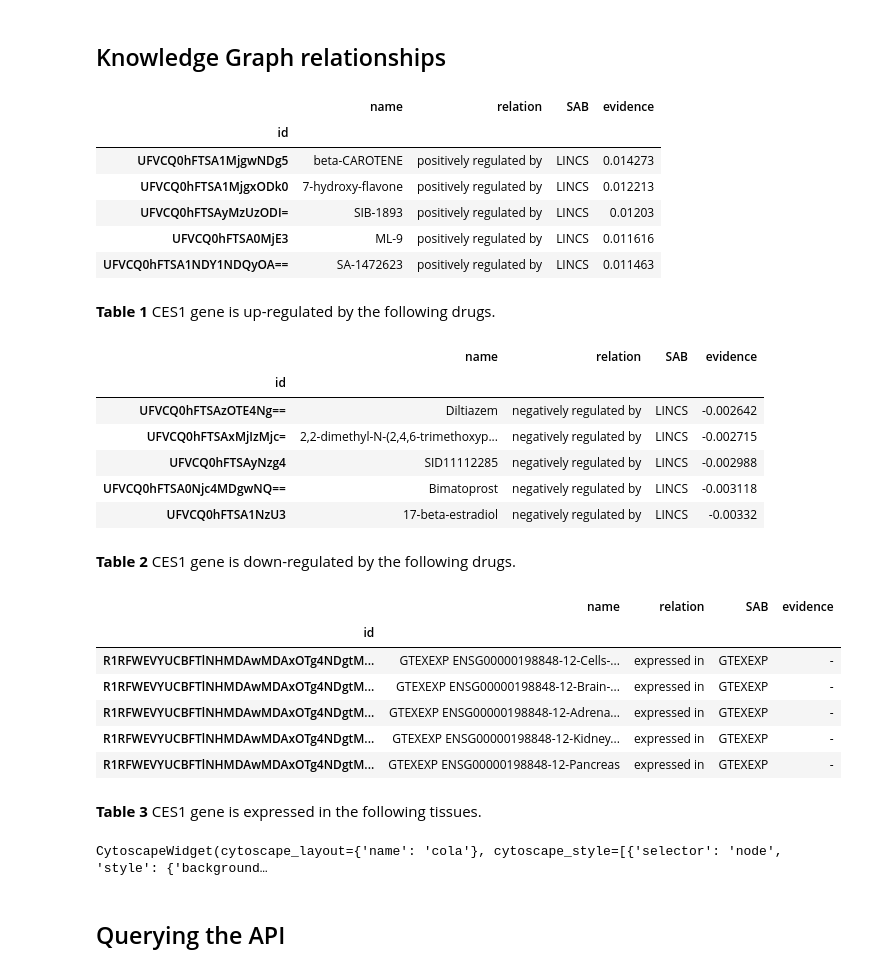
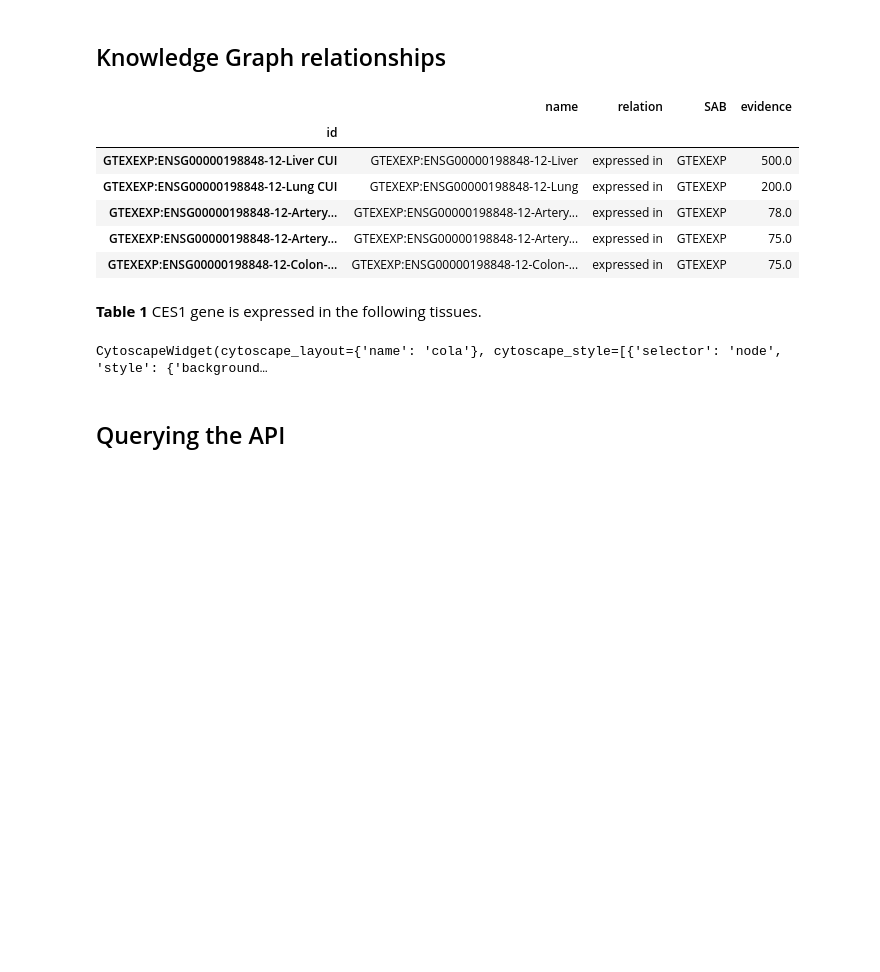
Before and after one commit to MaayanLab/datadistillery-kg, a Jupyter notebook: notebooks/cypher.ipynb, the cells around one changed output. Drawn from its saved outputs; the diff is of its cells as text; code cells hidden in the pictures; blank space fills up the shorter version.

```diff
--- a/notebooks/cypher.ipynb
+++ b/notebooks/cypher.ipynb
@@ -328,39 +330,23 @@ def cypher(query, table, input_gene):
 # table = cypher_query(query, gene_id, table)
 # %%
 query = '''
-MATCH p=(a:`Gene or Genome` {label: "%s"})-[r1:`negatively regulated by`]-(b:Drug) RETURN p ORDER BY r1.evidence DESC LIMIT %d
+MATCH p=(a:`Gene or Genome` {label: "%s"})-[r1:`negatively regulates`]-(b:Drug) RETURN p ORDER BY r1.evidence DESC LIMIT %d
 UNION
-MATCH p=(a:`Gene or Genome` {label: "%s"})-[r1:`positively regulated by`]-(b:Drug) RETURN p ORDER BY r1.evidence DESC LIMIT %d
+MATCH p=(a:`Gene or Genome` {label: "%s"})-[r1:`positively regulates`]-(b:Drug) RETURN p ORDER BY r1.evidence DESC LIMIT %d
 UNION
 MATCH p=(a:`Gene or Genome` {label: "%s"})-[r1:`expressed in`]-(b:GTEXEXP) RETURN p ORDER BY r1.evidence DESC LIMIT %d
 '''%(gene_symbol, limit, gene_symbol, limit, gene_symbol, limit)
 
 table = cypher(query, table, gene_symbol)
 # %% [output]
 |  | name | relation | SAB | evidence |
 | id |  |  |  |  |
-| UFVCQ0hFTSA1MjgwNDg5 | beta-CAROTENE | positively regulated by | LINCS | 0.014273 |
-| UFVCQ0hFTSA1MjgxODk0 | 7-hydroxy-flavone | positively regulated by | LINCS | 0.012213 |
-| UFVCQ0hFTSAyMzUzODI= | SIB-1893 | positively regulated by | LINCS | 0.01203 |
-| UFVCQ0hFTSA0MjE3 | ML-9 | positively regulated by | LINCS | 0.011616 |
-| UFVCQ0hFTSA1NDY1NDQyOA== | SA-1472623 | positively regulated by | LINCS | 0.011463 |
+| GTEXEXP:ENSG00000198848-12-Liver CUI | GTEXEXP:ENSG00000198848-12-Liver | expressed in | GTEXEXP | 500.0 |
+| GTEXEXP:ENSG00000198848-12-Lung CUI | GTEXEXP:ENSG00000198848-12-Lung | expressed in | GTEXEXP | 200.0 |
+| GTEXEXP:ENSG00000198848-12-Artery... | GTEXEXP:ENSG00000198848-12-Artery... | expressed in | GTEXEXP | 78.0 |
+| GTEXEXP:ENSG00000198848-12-Artery... | GTEXEXP:ENSG00000198848-12-Artery... | expressed in | GTEXEXP | 75.0 |
+| GTEXEXP:ENSG00000198848-12-Colon-... | GTEXEXP:ENSG00000198848-12-Colon-... | expressed in | GTEXEXP | 75.0 |
-**Table 1** CES1 gene is up-regulated by the following drugs.
+**Table 1** CES1 gene is expressed in the following tissues.
-|  | name | relation | SAB | evidence |
-| id |  |  |  |  |
-| UFVCQ0hFTSAzOTE4Ng== | Diltiazem | negatively regulated by | LINCS | -0.002642 |
-| UFVCQ0hFTSAxMjIzMjc= | 2,2-dimethyl-N-(2,4,6-trimethoxyp... | negatively regulated by | LINCS | -0.002715 |
-| UFVCQ0hFTSAyNzg4 | SID11112285 | negatively regulated by | LINCS | -0.002988 |
-| UFVCQ0hFTSA0Njc4MDgwNQ== | Bimatoprost | negatively regulated by | LINCS | -0.003118 |
-| UFVCQ0hFTSA1NzU3 | 17-beta-estradiol | negatively regulated by | LINCS | -0.00332 |
-**Table 2** CES1 gene is down-regulated by the following drugs.
-|  | name | relation | SAB | evidence |
-| id |  |  |  |  |
-| R1RFWEVYUCBFTlNHMDAwMDAxOTg4NDgtM... | GTEXEXP ENSG00000198848-12-Cells-... | expressed in | GTEXEXP | - |
-| R1RFWEVYUCBFTlNHMDAwMDAxOTg4NDgtM... | GTEXEXP ENSG00000198848-12-Brain-... | expressed in | GTEXEXP | - |
-| R1RFWEVYUCBFTlNHMDAwMDAxOTg4NDgtM... | GTEXEXP ENSG00000198848-12-Adrena... | expressed in | GTEXEXP | - |
-| R1RFWEVYUCBFTlNHMDAwMDAxOTg4NDgtM... | GTEXEXP ENSG00000198848-12-Kidney... | expressed in | GTEXEXP | - |
-| R1RFWEVYUCBFTlNHMDAwMDAxOTg4NDgtM... | GTEXEXP ENSG00000198848-12-Pancreas | expressed in | GTEXEXP | - |
-**Table 3** CES1 gene is expressed in the following tissues.
 CytoscapeWidget(cytoscape_layout={'name': 'cola'}, cytoscape_style=[{'selector': 'node', 'style': {'background…
 # %% [markdown]
 ## Querying the API
```
Also changed, not shown: parts of 8 cells of this notebook, 7 other files.
